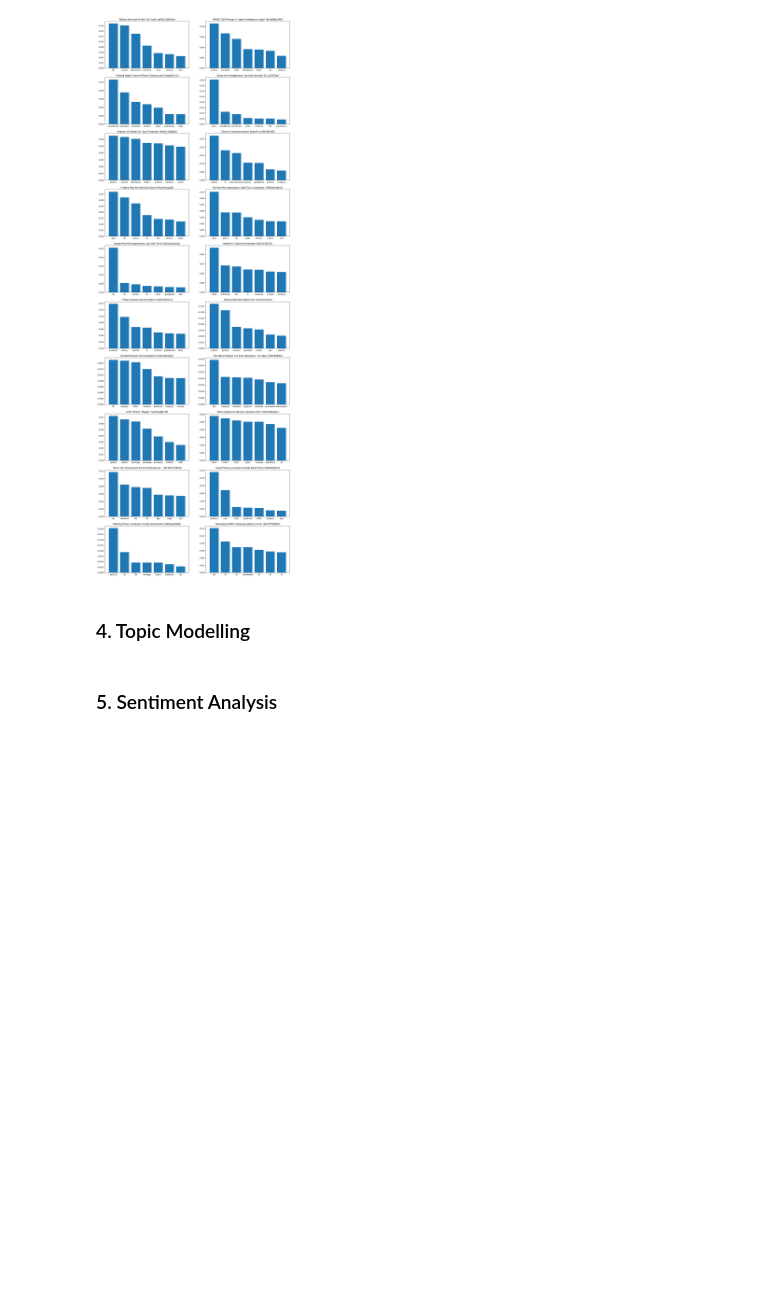
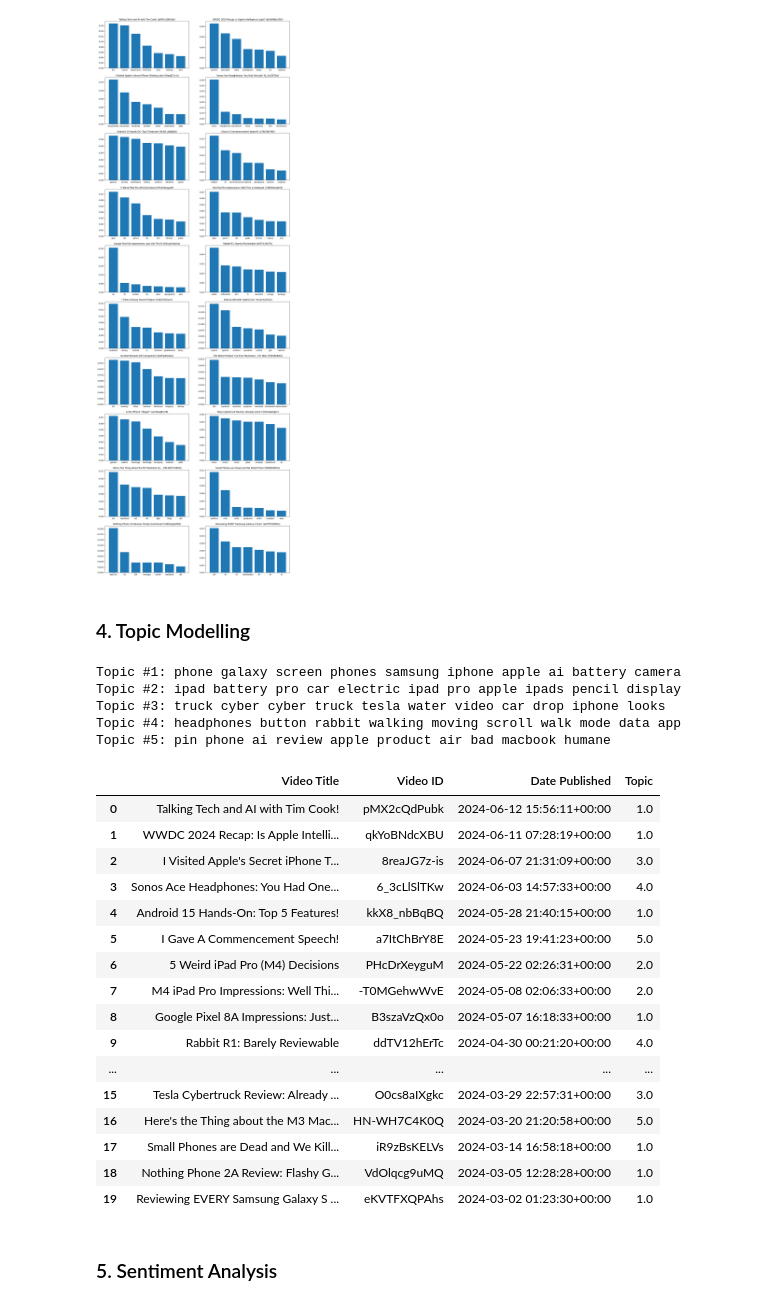
Before and after one commit to OctavianNistora/DM-Project, a Jupyter notebook: DM_Project.ipynb, the cells around one changed output. Cells and saved outputs as stored; diff of their text form; code cells hidden in the pictures; blank space fills up the shorter version.

Commit message:
Improved Topic Modelling

```diff
--- a/DM_Project.ipynb
+++ b/DM_Project.ipynb
@@ -46,6 +48,8 @@ wordsTableCount = 15
 wordsGraphCount = 7
 gridsVertical = 10
 gridsHorizontal = 2
+topicsCount = 5
+topicsWordsCount = 10
 # %% [markdown]
 ### 1. Data Collection & Web Scraping
 # %%
@@ -641,3 +573,68 @@ print(auxiliary_df.head())
+# %%
+# Initialize the lemmatizer
+lemmatizer = WordNetLemmatizer()
+
+# List of video IDs sorted by date (from newest to oldest)
+chronological_video_id_list = clean_video_df[['Video ID', 'Date Published']].drop_duplicates().sort_values('Date Published', ascending=False)['Video ID'].to_list()
+
+# List to store the preprocessed transcript of each video
+preprocessed_videos = []
+for id in chronological_video_id_list:
+  preprocessed_videos += [' '.join(clean_video_df[clean_video_df['Video ID'] == id]['Word'].to_list())]
+
+# Initialize the count vectorizer
+vectorizer = CountVectorizer(max_df=0.75, min_df=2, stop_words='english', ngram_range=(1,3))
+
+# Fit and transform the preprocessed transcripts
+term_document_matrix = vectorizer.fit_transform(preprocessed_videos)
+
+# Apply LDA
+lda = LatentDirichletAllocation(n_components=topicsCount, random_state=42)
+lda.fit(term_document_matrix)
+
+# Print top words for each topic
+for topic_idx, topic in enumerate(lda.components_):
+  message = f"Topic #{topic_idx + 1}: "
+  message += " ".join([vectorizer.get_feature_names_out()[i] for i in topic.argsort()[:-topicsWordsCount - 1:-1]])
+  print(message)
+# %% [output]
+Topic #1: phone galaxy screen phones samsung iphone apple ai battery camera
+Topic #2: ipad battery pro car electric ipad pro apple ipads pencil display
+Topic #3: truck cyber cyber truck tesla water video car drop iphone looks
+Topic #4: headphones button rabbit walking moving scroll walk mode data app
+Topic #5: pin phone ai review apple product air bad macbook humane
+# %%
+# Get the list of dominant topics for each video chronologically (from newest to oldest)
+document_topics = lda.transform(term_document_matrix)
+dominant_topics = np.argmax(document_topics, axis=1)
+
+# Create a dataframe to store the video title, ID, date published and dominant topic
+topic_df = clean_video_df[['Video Title', 'Video ID', 'Date Published']].drop_duplicates().sort_values('Date Published', ascending=False).reset_index(drop=True)
+
+# Add the dominant topic to the dataframe
+for indexVideo, indexTopic in enumerate(dominant_topics):
+  topic_df.loc[indexVideo, 'Topic'] = indexTopic + 1
+
+# Display the dominant topic for each video in a (prettier) table
+topic_df
+# %% [output]
+|  | Video Title | Video ID | Date Published | Topic |
+| 0 | Talking Tech and AI with Tim Cook! | pMX2cQdPubk | 2024-06-12 15:56:11+00:00 | 1.0 |
+| 1 | WWDC 2024 Recap: Is Apple Intelli... | qkYoBNdcXBU | 2024-06-11 07:28:19+00:00 | 1.0 |
+| 2 | I Visited Apple's Secret iPhone T... | 8reaJG7z-is | 2024-06-07 21:31:09+00:00 | 3.0 |
+| 3 | Sonos Ace Headphones: You Had One... | 6_3cLlSlTKw | 2024-06-03 14:57:33+00:00 | 4.0 |
+| 4 | Android 15 Hands-On: Top 5 Features! | kkX8_nbBqBQ | 2024-05-28 21:40:15+00:00 | 1.0 |
+| 5 | I Gave A Commencement Speech! | a7ItChBrY8E | 2024-05-23 19:41:23+00:00 | 5.0 |
+| 6 | 5 Weird iPad Pro (M4) Decisions | PHcDrXeyguM | 2024-05-22 02:26:31+00:00 | 2.0 |
+| 7 | M4 iPad Pro Impressions: Well Thi... | -T0MGehwWvE | 2024-05-08 02:06:33+00:00 | 2.0 |
+| 8 | Google Pixel 8A Impressions: Just... | B3szaVzQx0o | 2024-05-07 16:18:33+00:00 | 1.0 |
+| 9 | Rabbit R1: Barely Reviewable | ddTV12hErTc | 2024-04-30 00:21:20+00:00 | 4.0 |
+| ... | ... | ... | ... | ... |
+| 15 | Tesla Cybertruck Review: Already ... | O0cs8aIXgkc | 2024-03-29 22:57:31+00:00 | 3.0 |
+| 16 | Here's the Thing about the M3 Mac... | HN-WH7C4K0Q | 2024-03-20 21:20:58+00:00 | 5.0 |
+| 17 | Small Phones are Dead and We Kill... | iR9zBsKELVs | 2024-03-14 16:58:18+00:00 | 1.0 |
+| 18 | Nothing Phone 2A Review: Flashy G... | VdOlqcg9uMQ | 2024-03-05 12:28:28+00:00 | 1.0 |
+| 19 | Reviewing EVERY Samsung Galaxy S ... | eKVTFXQPAhs | 2024-03-02 01:23:30+00:00 | 1.0 |
 # %% [markdown]
 ### 5. Sentiment Analysis
 # %%
```
Also changed, not shown: parts of 2 cells of this notebook.
